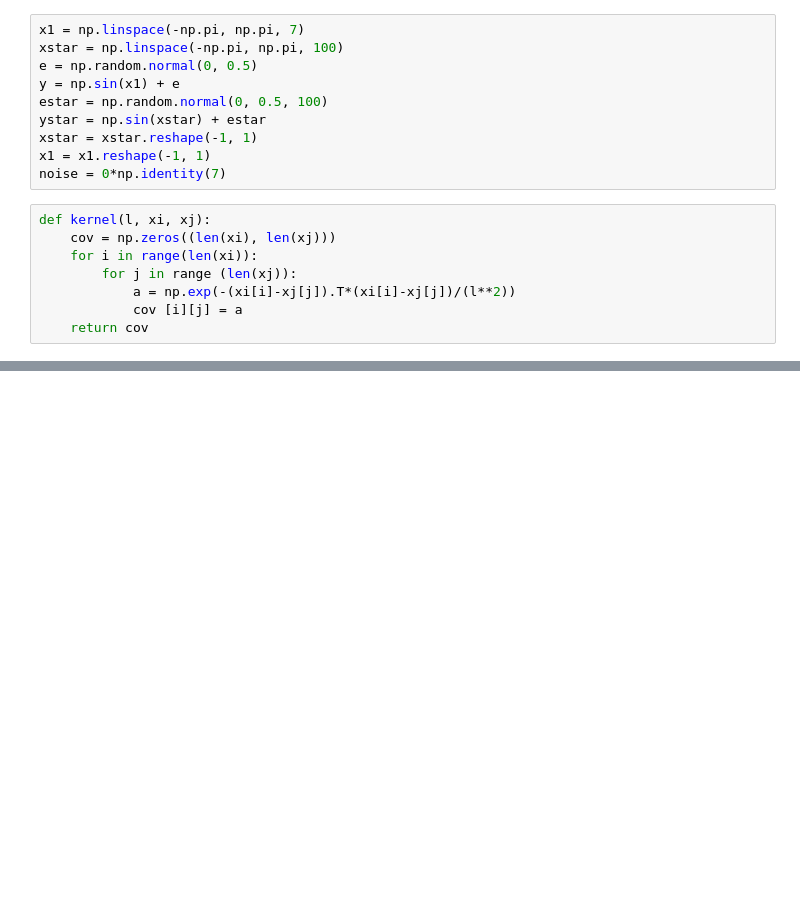
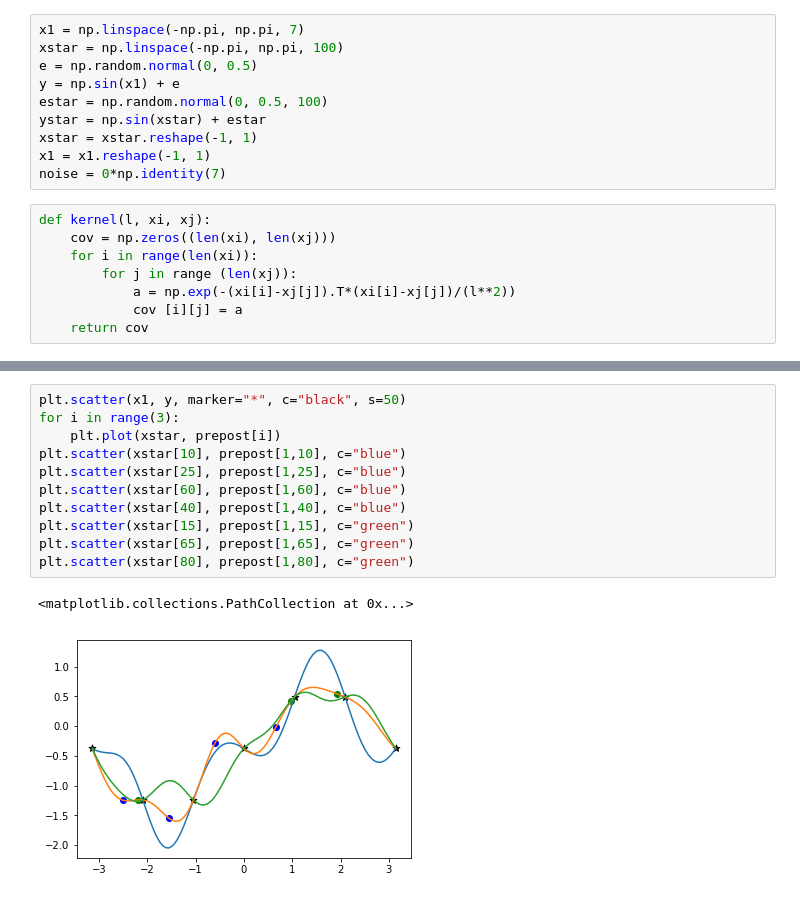
Before and after one commit to MilkyLatte/cw1ML, a Jupyter notebook: ML CW1 Q.13 & Q14.ipynb, the cells around one changed output, grey strips where cells are left out. Saved outputs shown, nothing was run; the diff lists cells and outputs as text; blank space fills up the shorter version.

```diff
--- a/ML CW1 Q.13 & Q14.ipynb
+++ b/ML CW1 Q.13 & Q14.ipynb
@@ -100,0 +105,14 @@ for p in prepost:
+# %%
+plt.scatter(x1, y, marker="*", c="black", s=50)
+for i in range(3):
+    plt.plot(xstar, prepost[i])
+plt.scatter(xstar[10], prepost[1,10], c="blue")
+plt.scatter(xstar[25], prepost[1,25], c="blue")
+plt.scatter(xstar[60], prepost[1,60], c="blue")
+plt.scatter(xstar[40], prepost[1,40], c="blue")
+plt.scatter(xstar[15], prepost[1,15], c="green")
+plt.scatter(xstar[65], prepost[1,65], c="green")
+plt.scatter(xstar[80], prepost[1,80], c="green")
+# %% [output]
+<matplotlib.collections.PathCollection at 0x...>
+[figure, added]
```
Also changed, not shown: parts of 5 cells of this notebook.
